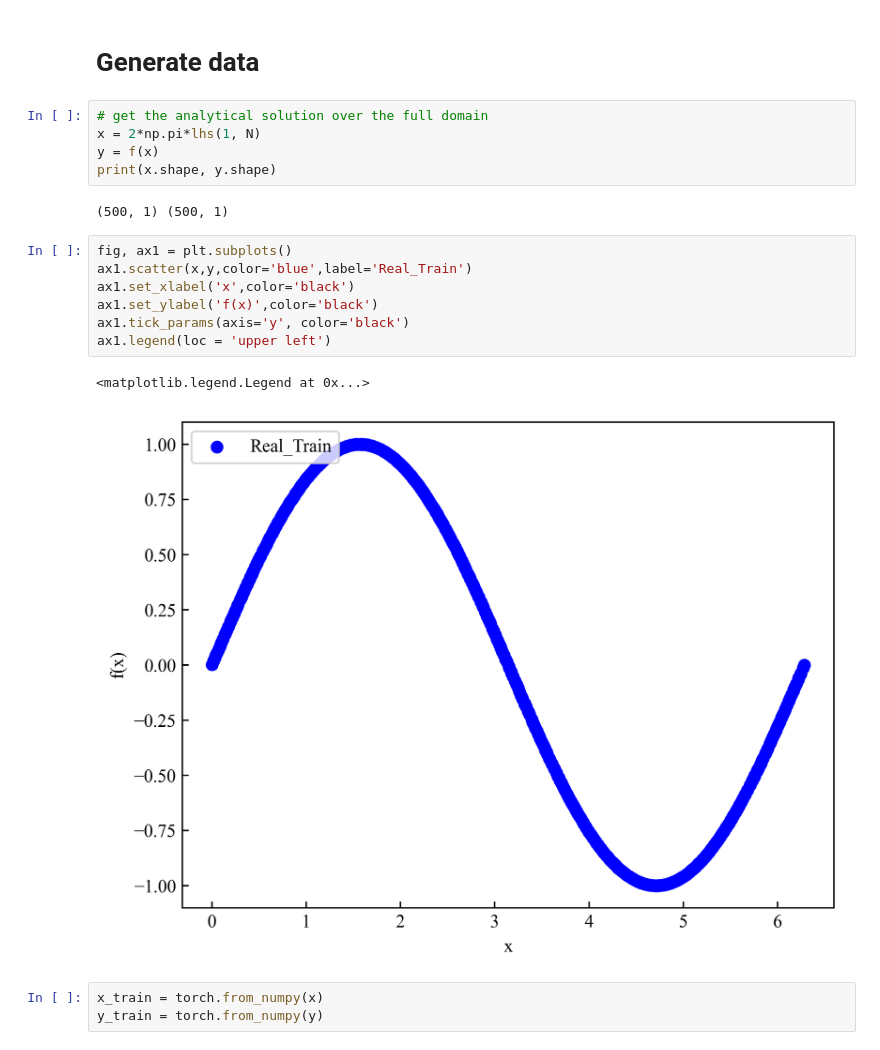
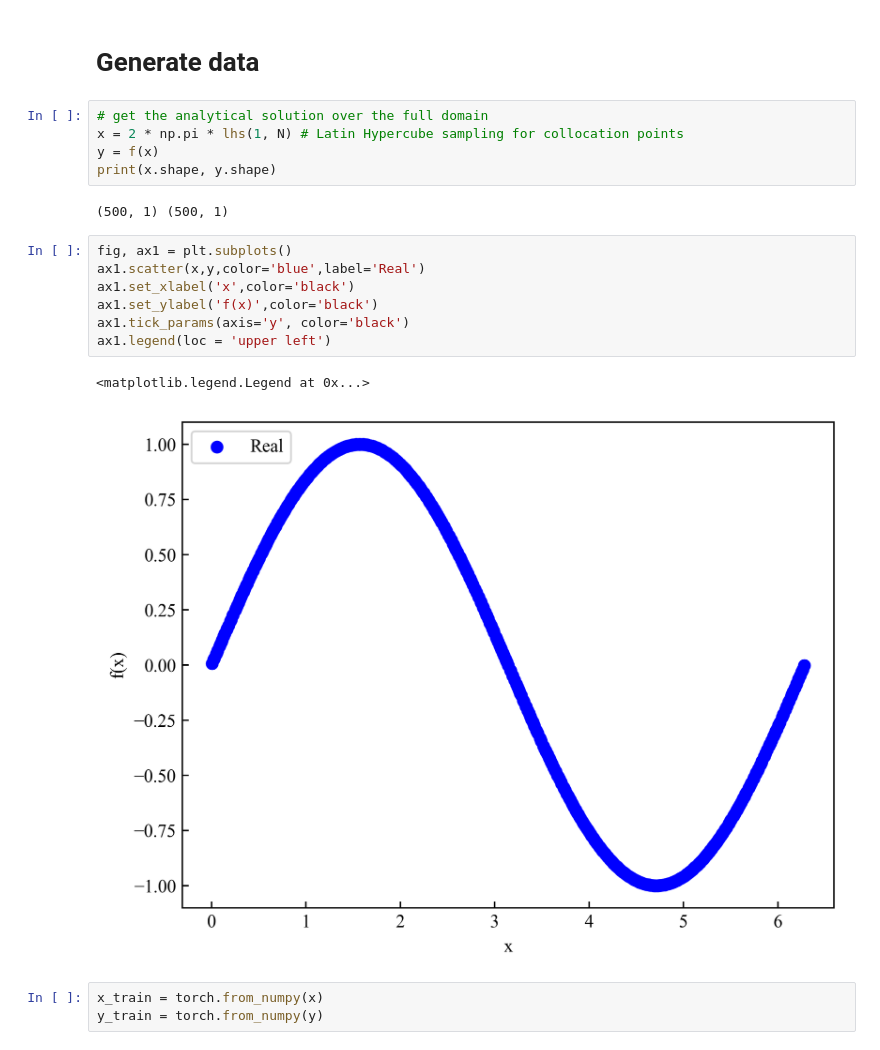
Before and after one commit to TonyXiong0/PDNN_Tutorials, a Jupyter notebook: 1_Approximate_a_function.ipynb, the cells around one changed output. Saved outputs shown, nothing was run; the diff lists cells and outputs as text.

```diff
--- a/1_Approximate_a_function.ipynb
+++ b/1_Approximate_a_function.ipynb
@@ -20,21 +18,21 @@ def f(x):
 # Generate data
 # %%
 # get the analytical solution over the full domain
-x = 2*np.pi*lhs(1, N)
+x = 2 * np.pi * lhs(1, N) # Latin Hypercube sampling for collocation points
 y = f(x)
 print(x.shape, y.shape)
 # %% [output]
 (500, 1) (500, 1)
 # %%
 fig, ax1 = plt.subplots()
-ax1.scatter(x,y,color='blue',label='Real_Train')
+ax1.scatter(x,y,color='blue',label='Real')
 ax1.set_xlabel('x',color='black')
 ax1.set_ylabel('f(x)',color='black')
 ax1.tick_params(axis='y', color='black')
 ax1.legend(loc = 'upper left')
 # %% [output]
 <matplotlib.legend.Legend at 0x...>
-[figure, old version]
+[figure, new version]
 # %%
 x_train = torch.from_numpy(x)
 y_train = torch.from_numpy(y)
```
Also changed, not shown: parts of 5 cells of this notebook, 7 other files.
